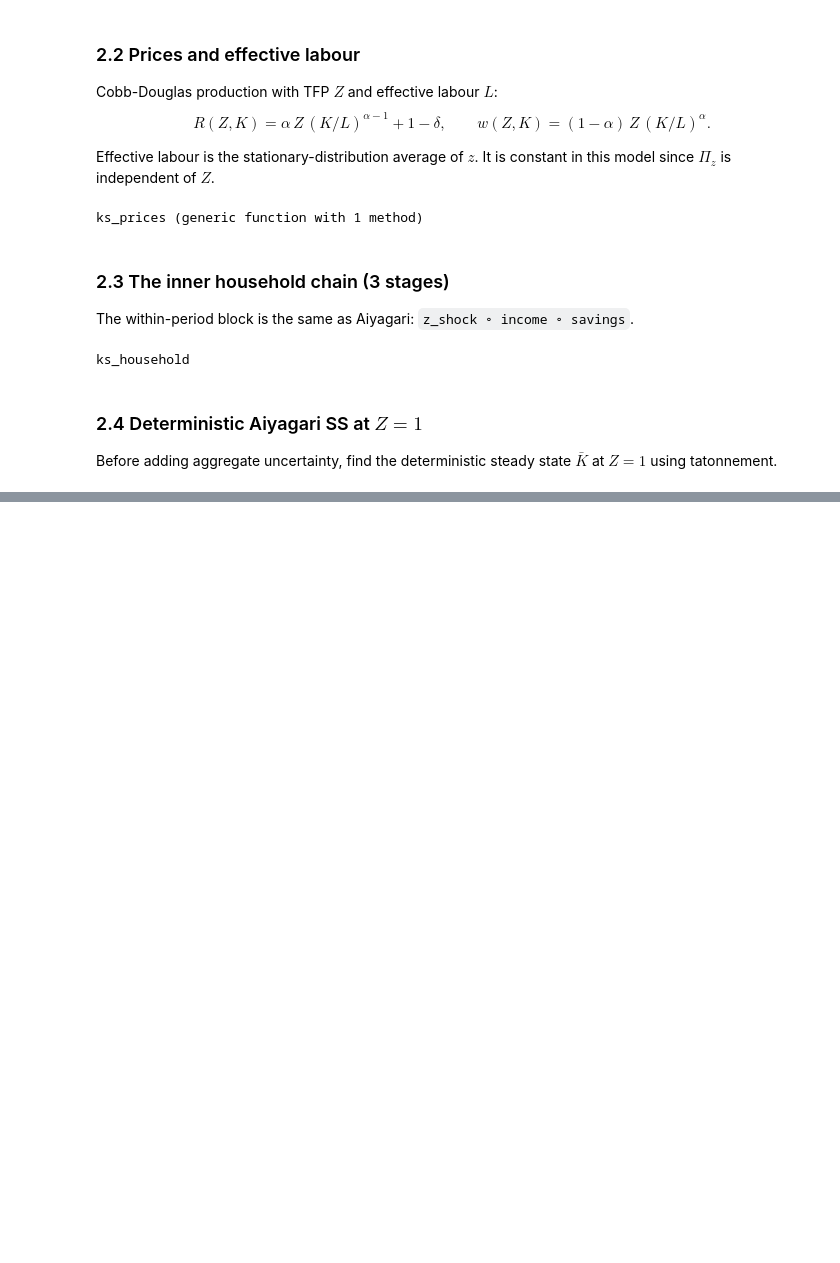
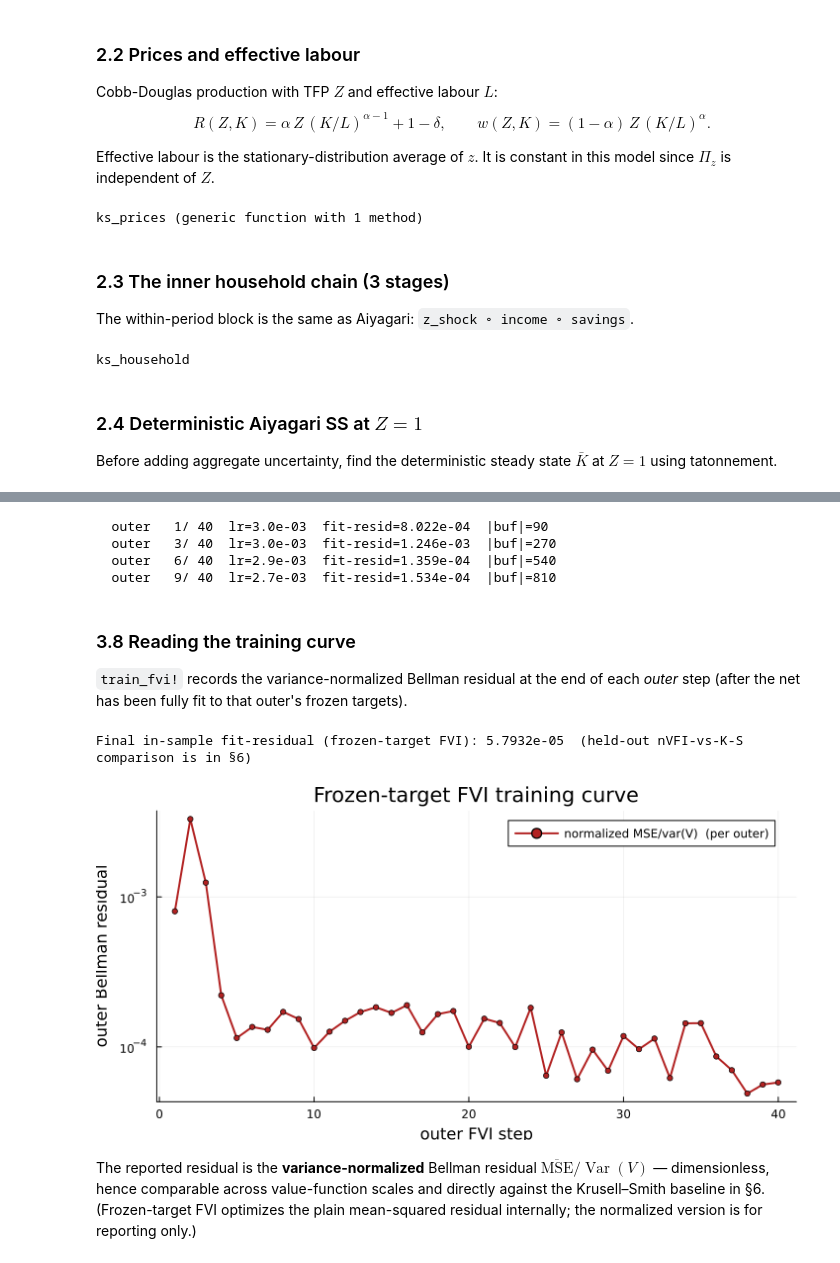
Before and after one commit to jeffreyesun/ZJU-Computational-Macro-2026, a Jupyter notebook: tutorial_notebooks/L08_neural_vfi.ipynb, the cells around one changed output, grey strips where cells are left out. Cells and saved outputs as stored; diff of their text form; code cells hidden in the pictures; blank space fills up the shorter version.

```diff
--- a/tutorial_notebooks/L08_neural_vfi.ipynb
+++ b/tutorial_notebooks/L08_neural_vfi.ipynb
@@ -995,0 +597,33 @@ plt
+# %%
+net  = BracketVNet(Vbar_bad, Vbar_good)
+@time hist = train_fvi!(net, hh, p; n_outer=40, n_inner=40, batch_size=150, lr0=3e-3, λ_mono=1e-2, live=true, eval_every=3)
+
+vnet       = net                # downstream §4/§5/§6/§7 cells dispatch on `vnet`
+train_hist = hist               # §3.8 / §7 training-curve cells read `train_hist`
+@printf "\nFinal outer Bellman residual (normalized, research-comparable): %.4e\n" hist[end]
+# %% [output]
+  outer   1/ 40  lr=3.0e-03  fit-resid=8.022e-04  |buf|=90
+  outer   3/ 40  lr=3.0e-03  fit-resid=1.246e-03  |buf|=270
+  outer   6/ 40  lr=2.9e-03  fit-resid=1.359e-04  |buf|=540
+  outer   9/ 40  lr=2.7e-03  fit-resid=1.534e-04  |buf|=810
+# %% [markdown]
+### 3.8 Reading the training curve
+
+`train_fvi!` records the variance-normalized Bellman residual at the end of each *outer* step
+(after the net has been fully fit to that outer's frozen targets).
+# %%
+@printf "Final in-sample fit-residual (frozen-target FVI): %.4e  (held-out nVFI-vs-K-S comparison is in §6)\n" train_hist[end]
+
+plt = plot(train_hist; yaxis=:log, lw=2, color=:firebrick, marker=:circle, ms=3,
+           label="normalized MSE/var(V)  (per outer)",
+           xlabel="outer FVI step", ylabel="outer Bellman residual",
+           title="Frozen-target FVI training curve", size=(720, 360), legend=:topright)
+plt
+# %% [output]
+Final in-sample fit-residual (frozen-target FVI): 5.7932e-05  (held-out nVFI-vs-K-S comparison is in §6)
+[figure, added]
+# %% [markdown]
+The reported residual is the **variance-normalized** Bellman residual
+$\overline{\mathrm{MSE}}/\operatorname{Var}(V)$ — dimensionless, hence comparable across value-function scales and
+directly against the Krusell–Smith baseline in §6. (Frozen-target FVI optimizes the plain
+mean-squared residual internally; the normalized version is for reporting only.)
```
Also changed, not shown: parts of 58 cells of this notebook, 3 other files.
